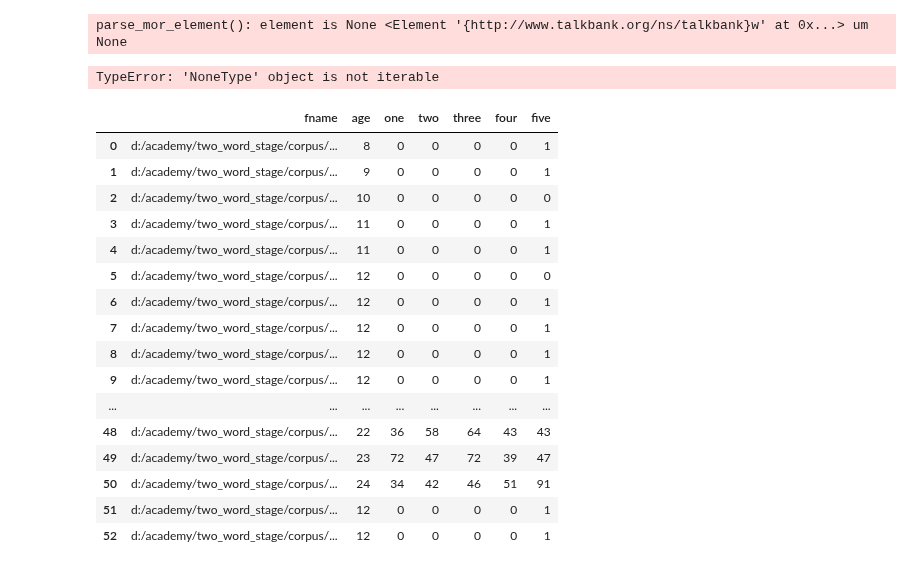
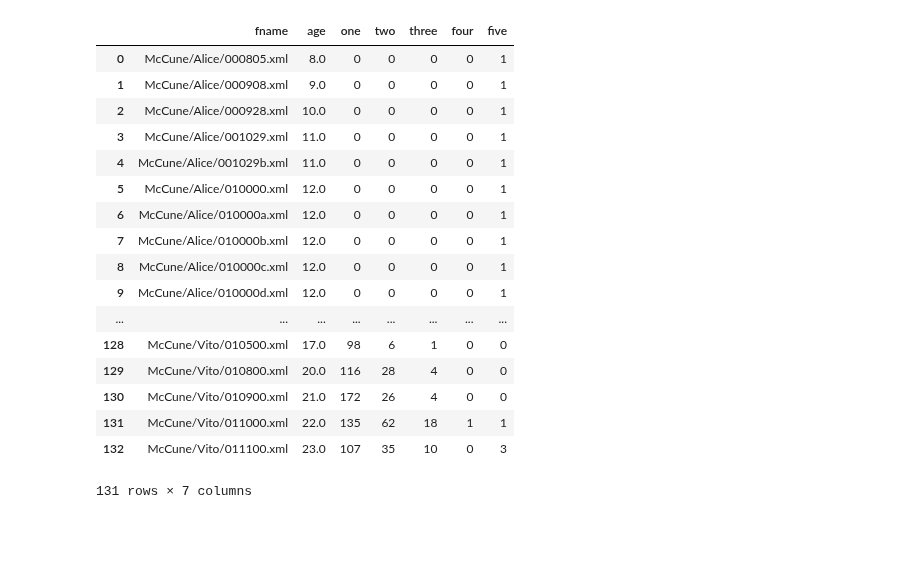
Before and after one commit to qxu1994/Two-word-stage, a Jupyter notebook: McCune.ipynb, the cells around one changed output. Drawn from its saved outputs; the diff is of its cells as text; code cells hidden in the pictures; blank space fills up the shorter version.

Commit message:
use nltk to read the corpus

```diff
--- a/McCune.ipynb
+++ b/McCune.ipynb
@@ -3,29 +5,29 @@ from try_wdlen import wordlenth
 import pandas as pd
 import matplotlib.pyplot as plt
-# %%
-wdlen = wordlenth(r"d:/academy/two_word_stage/corpus/English/McCune/Aurie/*.xml")
-# %% [output]
-parse_mor_element(): element is None <Element '{http://www.talkbank.org/ns/talkbank}w' at 0x...> um None
-TypeError: 'NoneType' object is not iterable
+# %%
+corpus_root = nltk.data.find( 'corpora/CHILDES/Eng-NA-MOR/')
+McCune = CHILDESCorpusReader(corpus_root, 'McCune/.*.xml')
+wdlen = wordlenth(McCune)
 # %%
-df = pd.DataFrame(wdlen)
+df = pd.DataFrame(wdlen).dropna()
 df = df[['fname', 'age', 'one','two','three', 'four', 'five']]
 df
 # %% [output]
 |  | fname | age | one | two | three | four | five |
-| 0 | d:/academy/two_word_stage/corpus/... | 8 | 0 | 0 | 0 | 0 | 1 |
-| 1 | d:/academy/two_word_stage/corpus/... | 9 | 0 | 0 | 0 | 0 | 1 |
-| 2 | d:/academy/two_word_stage/corpus/... | 10 | 0 | 0 | 0 | 0 | 0 |
-| 3 | d:/academy/two_word_stage/corpus/... | 11 | 0 | 0 | 0 | 0 | 1 |
-| 4 | d:/academy/two_word_stage/corpus/... | 11 | 0 | 0 | 0 | 0 | 1 |
-| 5 | d:/academy/two_word_stage/corpus/... | 12 | 0 | 0 | 0 | 0 | 0 |
-| 6 | d:/academy/two_word_stage/corpus/... | 12 | 0 | 0 | 0 | 0 | 1 |
-| 7 | d:/academy/two_word_stage/corpus/... | 12 | 0 | 0 | 0 | 0 | 1 |
-| 8 | d:/academy/two_word_stage/corpus/... | 12 | 0 | 0 | 0 | 0 | 1 |
-| 9 | d:/academy/two_word_stage/corpus/... | 12 | 0 | 0 | 0 | 0 | 1 |
+| 0 | McCune/Alice/000805.xml | 8.0 | 0 | 0 | 0 | 0 | 1 |
+| 1 | McCune/Alice/000908.xml | 9.0 | 0 | 0 | 0 | 0 | 1 |
+| 2 | McCune/Alice/000928.xml | 10.0 | 0 | 0 | 0 | 0 | 1 |
+| 3 | McCune/Alice/001029.xml | 11.0 | 0 | 0 | 0 | 0 | 1 |
+| 4 | McCune/Alice/001029b.xml | 11.0 | 0 | 0 | 0 | 0 | 1 |
+| 5 | McCune/Alice/010000.xml | 12.0 | 0 | 0 | 0 | 0 | 1 |
+| 6 | McCune/Alice/010000a.xml | 12.0 | 0 | 0 | 0 | 0 | 1 |
+| 7 | McCune/Alice/010000b.xml | 12.0 | 0 | 0 | 0 | 0 | 1 |
+| 8 | McCune/Alice/010000c.xml | 12.0 | 0 | 0 | 0 | 0 | 1 |
+| 9 | McCune/Alice/010000d.xml | 12.0 | 0 | 0 | 0 | 0 | 1 |
 | ... | ... | ... | ... | ... | ... | ... | ... |
-| 48 | d:/academy/two_word_stage/corpus/... | 22 | 36 | 58 | 64 | 43 | 43 |
-| 49 | d:/academy/two_word_stage/corpus/... | 23 | 72 | 47 | 72 | 39 | 47 |
-| 50 | d:/academy/two_word_stage/corpus/... | 24 | 34 | 42 | 46 | 51 | 91 |
-| 51 | d:/academy/two_word_stage/corpus/... | 12 | 0 | 0 | 0 | 0 | 1 |
-| 52 | d:/academy/two_word_stage/corpus/... | 12 | 0 | 0 | 0 | 0 | 1 |
+| 128 | McCune/Vito/010500.xml | 17.0 | 98 | 6 | 1 | 0 | 0 |
+| 129 | McCune/Vito/010800.xml | 20.0 | 116 | 28 | 4 | 0 | 0 |
+| 130 | McCune/Vito/010900.xml | 21.0 | 172 | 26 | 4 | 0 | 0 |
+| 131 | McCune/Vito/011000.xml | 22.0 | 135 | 62 | 18 | 1 | 1 |
+| 132 | McCune/Vito/011100.xml | 23.0 | 107 | 35 | 10 | 0 | 3 |
+131 rows × 7 columns
```
Also changed, not shown: parts of 2 cells of this notebook.
